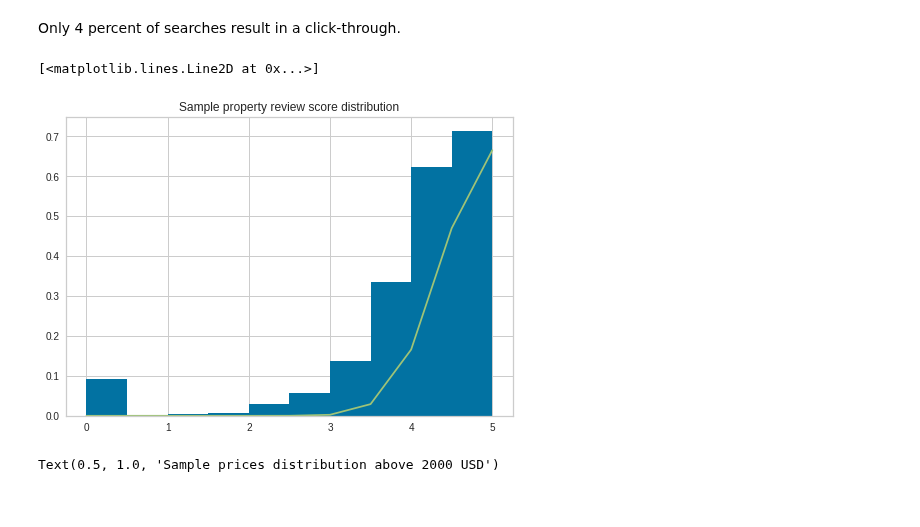
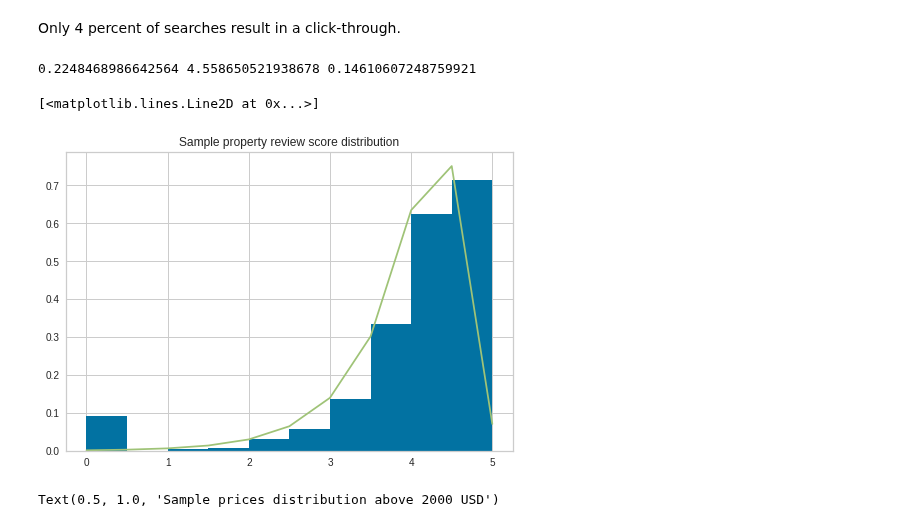
Before and after one commit to sid-chaubs/data-mining-assignment-1, a Jupyter notebook: DMT_Assignment_2.ipynb, the cells around one changed output. Cells and saved outputs as stored; diff of their text form; code cells hidden in the pictures.

```diff
--- a/DMT_Assignment_2.ipynb
+++ b/DMT_Assignment_2.ipynb
@@ -110,12 +125,16 @@ Only 4 percent of searches result in a click-through.
 # %%
 _, rscorebins, _ = plt.hist(np.abs(sample_X.prop_review_score), density=1);
 plt.title('Sample property review score distribution');
 
-norm_fit_line = sp.stats.norm.pdf(rscorebins, 5, scale=0.6)
+rs_params = sp.stats.genlogistic.fit(sample_X[sample_X.prop_review_score > 0].prop_review_score) #(5, 0.6)
+print(*rs_params)
+norm_fit_line = sp.stats.genlogistic.pdf(rscorebins, *rs_params)
+
 plt.plot(rscorebins, norm_fit_line)
 # %% [output]
-[<matplotlib.lines.Line2D at 0x...>]
+0.2248468986642564 4.558650521938678 0.14610607248759921
+[<matplotlib.lines.Line2D at 0x...>]
-[figure, old version]
+[figure, new version]
 # %%
 fig, ax = plt.subplots(ncols=2, figsize=(15, 8))
 ax[0].hist(sample_X[sample_X.price_usd < 2000].price_usd)
```
Also changed, not shown: parts of 13 cells of this notebook.
